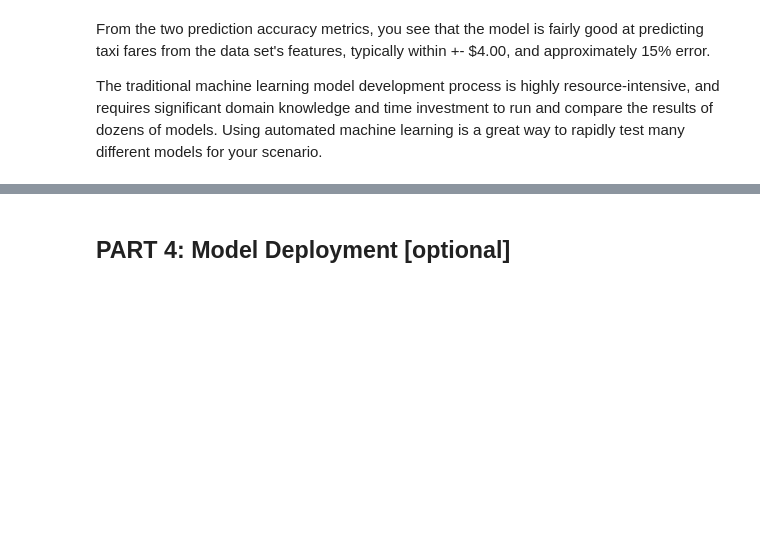
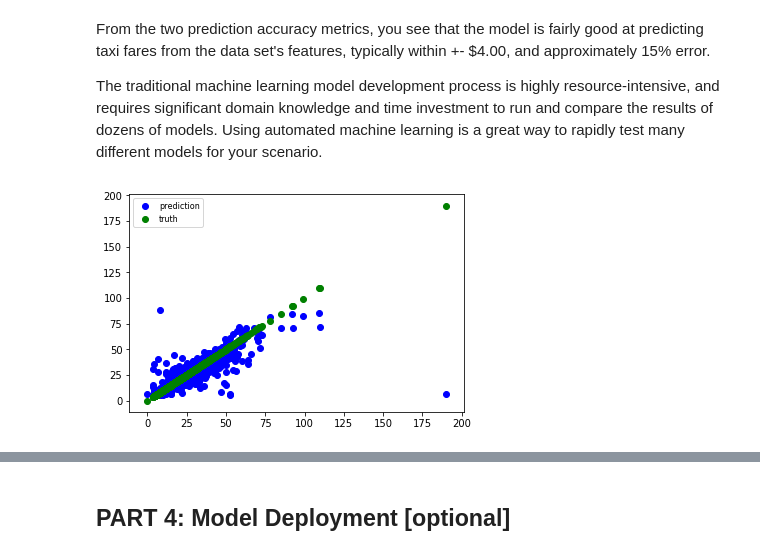
Before and after one commit to michalmar/azure-labs, a Jupyter notebook: HOL02-AML/HOL-Azure Machine Learning service.ipynb, the cells around one changed output, grey strips where cells are left out. Cells and saved outputs as stored; diff of their text form; code cells hidden in the pictures; blank space fills up the shorter version.

```diff
--- a/HOL02-AML/HOL-Azure Machine Learning service.ipynb
+++ b/HOL02-AML/HOL-Azure Machine Learning service.ipynb
@@ -486,3 +533,25 @@ automl_config = AutoMLConfig(task='regression',
+# %%
+from azureml.train.automl import AutoMLConfig
+import azureml.dataprep as dprep
+from azureml.core.dataset import Dataset
+
+train_data_dprep = dprep.auto_read_file(path=ds.path("data/taxi_final_df_train.csv"))
+valid_data_dprep = dprep.auto_read_file(path=ds.path("data/taxi_final_df_test.csv"))
+
+
+automl_config = AutoMLConfig(task='regression',
+                            iteration_timeout_minutes=30,
+                            iterations=20,
+                            featurization='auto',
+                            primary_metric='normalized_root_mean_squared_error',
+                            training_data=train_data_dprep,
+                            validation_data=valid_data_dprep,
+                            label_column_name="totalAmount",
+                            debug_log='automl.log',
+                            run_configuration=conda_run_config,
+                            model_explainability=False,
+                            max_concurrent_iterations=10,
+                            path= project_folder)
 # %% [markdown]
 Automated machine learning pre-processing steps (feature normalization, handling missing data, converting text to numeric, etc.) become part of the underlying model. When using the model for predictions, the same pre-processing steps applied during training are applied to your input data automatically.
 # %% [markdown]
@@ -495,5 +564,5 @@ After starting the experiment, the output shown updates live as the experiment r
 During the training / experiment running you can observe the result and changes in Azure Portal. Also you can view the state of the runs and results using Widget below in sub-section **Explore results**
 # %%
 from azureml.core.experiment import Experiment
-experiment=Experiment(ws, 'openhack_automl_remote')
+experiment=Experiment(ws, 'train-on-amlcompute-automl')
 remote_run = experiment.submit(automl_config, show_output=False)
@@ -532,5 +630,5 @@ test.head()
 y_test = test.pop("totalAmount")
 x_test = test
 # %%
-y_predict = fitted_model.predict(x_test.values)
+y_predict = fitted_model.predict(x_test)
 print(y_predict[:10])
@@ -566,3 +675,11 @@ print(1 - mean_abs_percent_error)
 From the two prediction accuracy metrics, you see that the model is fairly good at predicting taxi fares from the data set's features, typically within +- $4.00, and approximately 15% error.
 
 The traditional machine learning model development process is highly resource-intensive, and requires significant domain knowledge and time investment to run and compare the results of dozens of models. Using automated machine learning is a great way to rapidly test many different models for your scenario.
+# %%
+%matplotlib inline
+test_pred = plt.scatter(y_actual, y_predict, color='b')
+test_test = plt.scatter(y_actual, y_actual, color='g')
+plt.legend((test_pred, test_test), ('prediction', 'truth'), loc='upper left', fontsize=8)
+plt.show()
+# %% [output]
+[figure, added]
```
Also changed, not shown: parts of 32 cells of this notebook.
